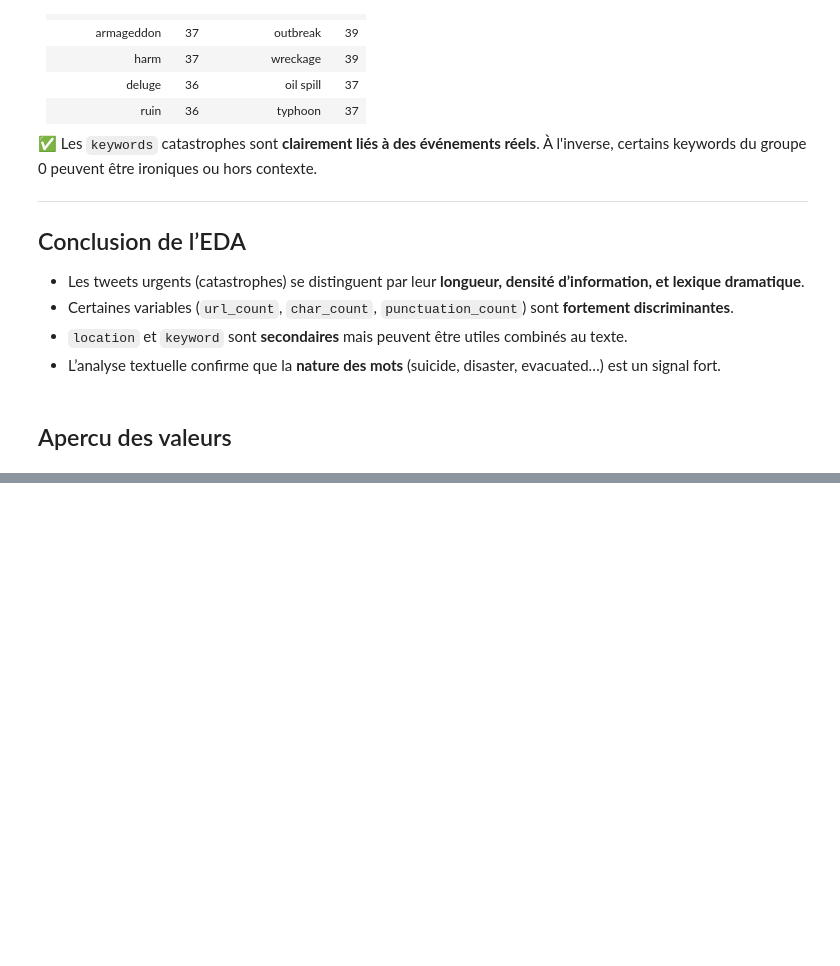
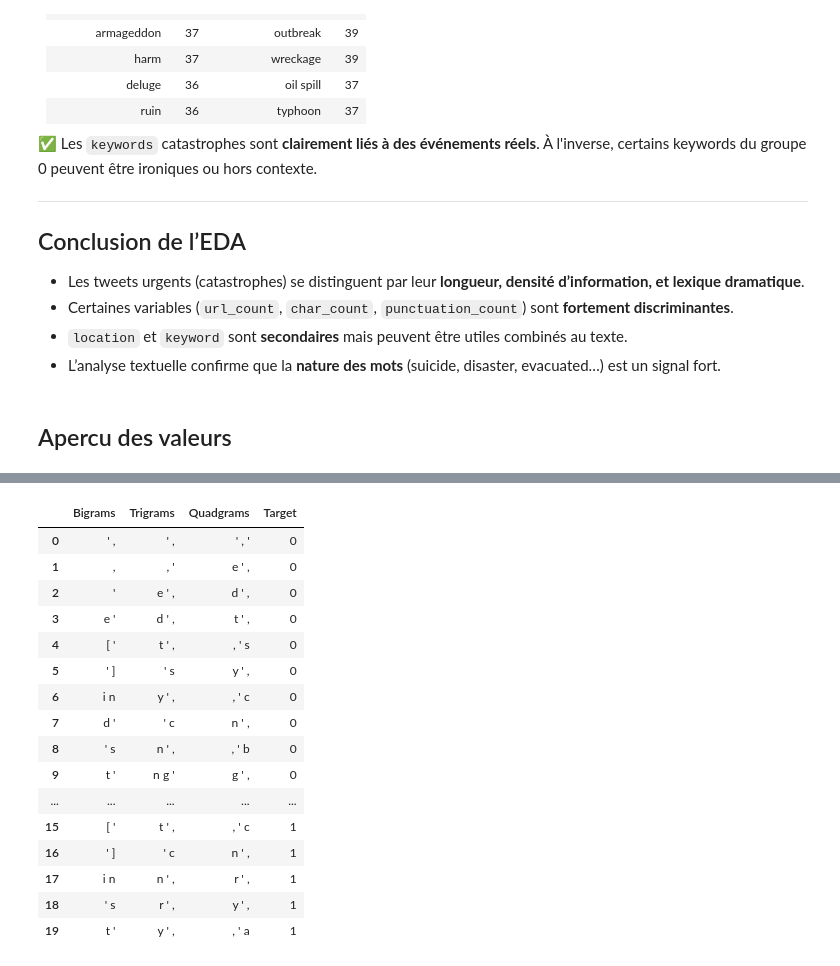
Before and after one commit to ines-lorquet/eye-of-emergency, a Jupyter notebook: Notebook/3_EDA.ipynb, the cells around one changed output, grey strips where cells are left out. Cells and saved outputs as stored; diff of their text form; code cells hidden in the pictures; blank space fills up the shorter version.

```diff
--- a/Notebook/3_EDA.ipynb
+++ b/Notebook/3_EDA.ipynb
@@ -238,0 +136,39 @@ plt.show()
+# %%
+from collections import Counter
+from nltk.util import ngrams
+import pandas as pd
+
+def extract_ngrams(df, target, n=2, top_n=10):
+    ngram_counts = Counter(
+        ngram for tokens in df[df['target'] == target]['tokens']
+        for ngram in ngrams(tokens, n)
+    )
+    return [" ".join(ng) for ng, _ in ngram_counts.most_common(top_n)]
+
+# Créer le tableau résumé
+ngrams_summary = pd.DataFrame({
+    "Bigrams": extract_ngrams(df, 0, 2) + extract_ngrams(df, 1, 2),
+    "Trigrams": extract_ngrams(df, 0, 3) + extract_ngrams(df, 1, 3),
+    "Quadgrams": extract_ngrams(df, 0, 4) + extract_ngrams(df, 1, 4),
+    "Target": ["0"] * 10 + ["1"] * 10
+})
+
+display(ngrams_summary)
+# %% [output]
+|  | Bigrams | Trigrams | Quadgrams | Target |
+| 0 | ' , | ' , | ' , ' | 0 |
+| 1 | , | , ' | e ' , | 0 |
+| 2 | ' | e ' , | d ' , | 0 |
+| 3 | e ' | d ' , | t ' , | 0 |
+| 4 | [ ' | t ' , | , ' s | 0 |
+| 5 | ' ] | ' s | y ' , | 0 |
+| 6 | i n | y ' , | , ' c | 0 |
+| 7 | d ' | ' c | n ' , | 0 |
+| 8 | ' s | n ' , | , ' b | 0 |
+| 9 | t ' | n g ' | g ' , | 0 |
+| ... | ... | ... | ... | ... |
+| 15 | [ ' | t ' , | , ' c | 1 |
+| 16 | ' ] | ' c | n ' , | 1 |
+| 17 | i n | n ' , | r ' , | 1 |
+| 18 | ' s | r ' , | y ' , | 1 |
+| 19 | t ' | y ' , | , ' a | 1 |
```
Also changed, not shown: parts of 17 cells of this notebook, 7 other files.
